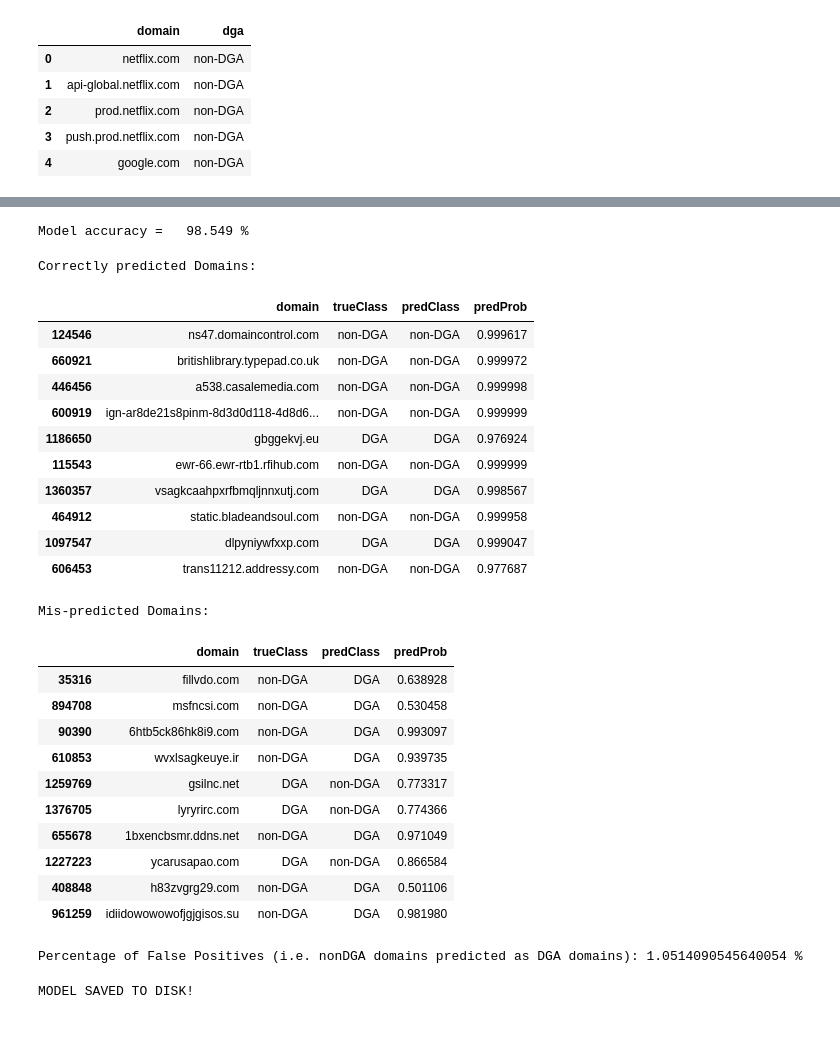
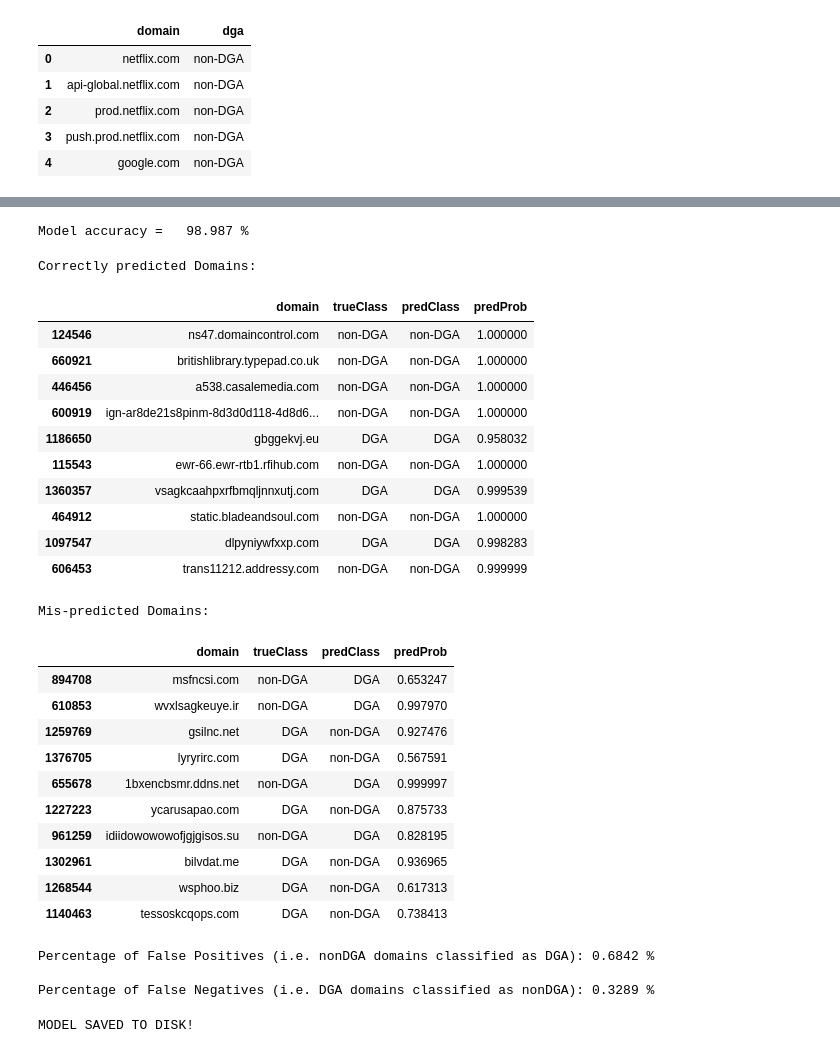
Before and after one commit to jnhunsberger/requex_private, a Jupyter notebook: code/Model_LSTM_binary.ipynb, the cells around one changed output, grey strips where cells are left out. Saved outputs shown, nothing was run; the diff lists cells and outputs as text; code cells hidden in the pictures.

Commit message:
Trained model to 10 epocs. Analyzed False Positives and False Negatives

```diff
--- a/code/Model_LSTM_binary.ipynb
+++ b/code/Model_LSTM_binary.ipynb
@@ -105,11 +124,12 @@ X_train, X_test, Y_train, Y_test = train_test_split(X, Y, test_size=0.2,random_s
 # Binary classification LSTM model
 
 TRAIN_MODEL = True                                          # Load saved model otherwise
-num_epochs = 1                                              # epochs to train
+num_epochs = 10                                             # epochs to train
 
 max_features = 1000                                         # length of vocabulary
 batch_size = 128                                            # input batch size
 max_seq_len = 75                                            # maximum char length of domain name
+val_split = 0.10                                            # fraction of training data to use for validation
 
 if TRAIN_MODEL != True:
     file = open(name_model, 'r')
@@ -145,7 +165,7 @@ else:                                                        # train the model
     X_train_pad=sequence.pad_sequences(X_train_tz, maxlen=75)
 
     # Training
-    model.fit(X_train_pad, Y_train, batch_size=batch_size, epochs=num_epochs)
+    model_hist = model.fit(X_train_pad, Y_train, batch_size=batch_size, epochs=num_epochs, validation_split=val_split)
 # %% [output]
 MODEL SUMMARY:
 _________________________________________________________________
@@ -177,52 +204,57 @@ Y_pred = np.argmax(Y_pred_prob, axis=1)
 acc = accuracy_score(Y_test, Y_pred)
 print("Model accuracy = {:8.3f} %".format(acc*100))
 # %% [output]
-Model accuracy =   98.549 %
+Model accuracy =   98.987 %
 # %%
 # Inspect a few prediction probabilities
 
 pred_table = X_test.to_frame()
 pred_table.columns = ['domain']
 pred_table['trueClass'] = [labels[i] for i in Y_test]
 pred_table['predClass'] = [labels[i] for i in Y_pred]
 pred_table['predProb'] = [Y_pred_prob[idx][Y_pred[idx]] for idx in range(0, Y_pred.shape[0]) ]
 
 print('\nCorrectly predicted Domains:')
 display(pred_table[pred_table['trueClass'] == pred_table['predClass'] ].head(10) )
 
 print('\nMis-predicted Domains:')
 display(pred_table[pred_table['trueClass'] != pred_table['predClass'] ].head(10) )
 
 
 pred_table_FP = pred_table[(pred_table['trueClass'] == name_nonDGA) & (pred_table['predClass'] == name_DGA) ]
-print('\nPercentage of False Positives (i.e. nonDGA domains predicted as DGA domains): {} %'
+print('\nPercentage of False Positives (i.e. nonDGA domains classified as DGA): {:6.4f} %'
       .format(100*pred_table_FP.shape[0]/pred_table.shape[0]))
+pred_table_FN = pred_table[(pred_table['trueClass'] == name_DGA) & (pred_table['predClass'] == name_nonDGA) ]
+print('\nPercentage of False Negatives (i.e. DGA domains classified as nonDGA): {:6.4f} %'
+      .format(100*pred_table_FN.shape[0]/pred_table.shape[0]))
 # %% [output]
 Correctly predicted Domains:
 |  | domain | trueClass | predClass | predProb |
-| 124546 | ns47.domaincontrol.com | non-DGA | non-DGA | 0.999617 |
-| 660921 | britishlibrary.typepad.co.uk | non-DGA | non-DGA | 0.999972 |
-| 446456 | a538.casalemedia.com | non-DGA | non-DGA | 0.999998 |
-| 600919 | ign-ar8de21s8pinm-8d3d0d118-4d8d6... | non-DGA | non-DGA | 0.999999 |
-| 1186650 | gbggekvj.eu | DGA | DGA | 0.976924 |
-| 115543 | ewr-66.ewr-rtb1.rfihub.com | non-DGA | non-DGA | 0.999999 |
-| 1360357 | vsagkcaahpxrfbmqljnnxutj.com | DGA | DGA | 0.998567 |
-| 464912 | static.bladeandsoul.com | non-DGA | non-DGA | 0.999958 |
-| 1097547 | dlpyniywfxxp.com | DGA | DGA | 0.999047 |
-| 606453 | trans11212.addressy.com | non-DGA | non-DGA | 0.977687 |
+| 124546 | ns47.domaincontrol.com | non-DGA | non-DGA | 1.000000 |
+| 660921 | britishlibrary.typepad.co.uk | non-DGA | non-DGA | 1.000000 |
+| 446456 | a538.casalemedia.com | non-DGA | non-DGA | 1.000000 |
+| 600919 | ign-ar8de21s8pinm-8d3d0d118-4d8d6... | non-DGA | non-DGA | 1.000000 |
+| 1186650 | gbggekvj.eu | DGA | DGA | 0.958032 |
+| 115543 | ewr-66.ewr-rtb1.rfihub.com | non-DGA | non-DGA | 1.000000 |
+| 1360357 | vsagkcaahpxrfbmqljnnxutj.com | DGA | DGA | 0.999539 |
+| 464912 | static.bladeandsoul.com | non-DGA | non-DGA | 1.000000 |
+| 1097547 | dlpyniywfxxp.com | DGA | DGA | 0.998283 |
+| 606453 | trans11212.addressy.com | non-DGA | non-DGA | 0.999999 |
 Mis-predicted Domains:
 |  | domain | trueClass | predClass | predProb |
-| 35316 | fillvdo.com | non-DGA | DGA | 0.638928 |
-| 894708 | msfncsi.com | non-DGA | DGA | 0.530458 |
-| 90390 | 6htb5ck86hk8i9.com | non-DGA | DGA | 0.993097 |
-| 610853 | wvxlsagkeuye.ir | non-DGA | DGA | 0.939735 |
-| 1259769 | gsilnc.net | DGA | non-DGA | 0.773317 |
-| 1376705 | lyryrirc.com | DGA | non-DGA | 0.774366 |
-| 655678 | 1bxencbsmr.ddns.net | non-DGA | DGA | 0.971049 |
-| 1227223 | ycarusapao.com | DGA | non-DGA | 0.866584 |
-| 408848 | h83zvgrg29.com | non-DGA | DGA | 0.501106 |
-| 961259 | idiidowowowofjgjgisos.su | non-DGA | DGA | 0.981980 |
+| 894708 | msfncsi.com | non-DGA | DGA | 0.653247 |
+| 610853 | wvxlsagkeuye.ir | non-DGA | DGA | 0.997970 |
+| 1259769 | gsilnc.net | DGA | non-DGA | 0.927476 |
+| 1376705 | lyryrirc.com | DGA | non-DGA | 0.567591 |
+| 655678 | 1bxencbsmr.ddns.net | non-DGA | DGA | 0.999997 |
+| 1227223 | ycarusapao.com | DGA | non-DGA | 0.875733 |
+| 961259 | idiidowowowofjgjgisos.su | non-DGA | DGA | 0.828195 |
+| 1302961 | bilvdat.me | DGA | non-DGA | 0.936965 |
+| 1268544 | wsphoo.biz | DGA | non-DGA | 0.617313 |
+| 1140463 | tessoskcqops.com | DGA | non-DGA | 0.738413 |
-Percentage of False Positives (i.e. nonDGA domains predicted as DGA domains): 1.0514090545640054 %
+Percentage of False Positives (i.e. nonDGA domains classified as DGA): 0.6842 %
+
+Percentage of False Negatives (i.e. DGA domains classified as nonDGA): 0.3289 %
 # %%
 # Save model and weights
 if TRAIN_MODEL == True:
```
Also changed, not shown: parts of 5 cells of this notebook, 2 other files.
